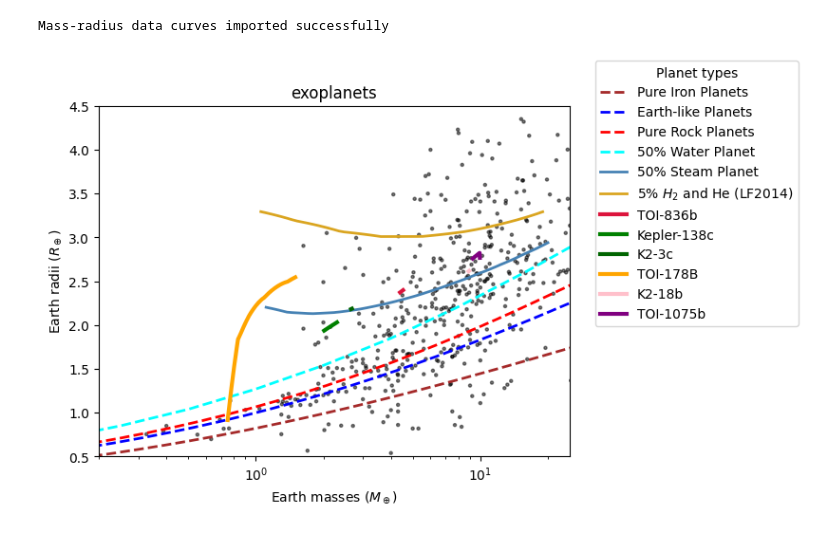
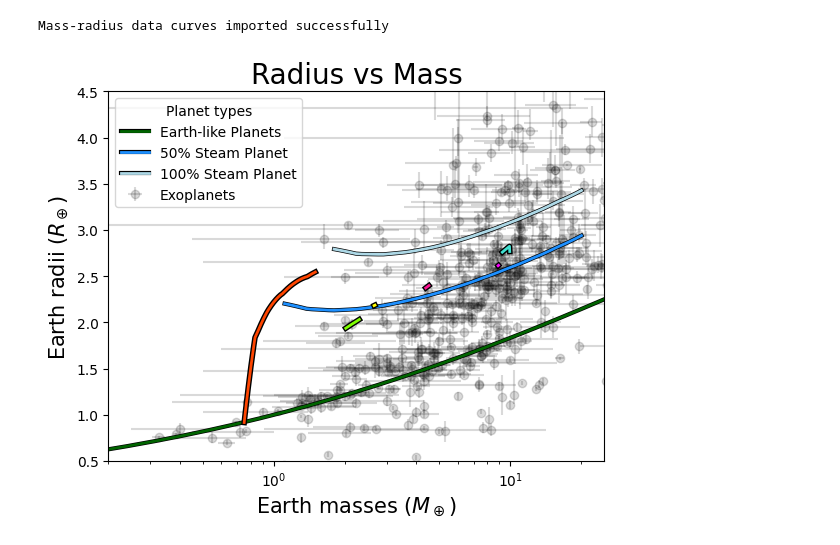
Before and after one commit to an0wen/astro9-w25-steamworldsloss, a Jupyter notebook: mass-radius-figure_JJ.ipynb, the cells around one changed output. Saved outputs shown, nothing was run; the diff lists cells and outputs as text; code cells hidden in the pictures.

```diff
--- a/mass-radius-figure_JJ.ipynb
+++ b/mass-radius-figure_JJ.ipynb
@@ -12,7 +13,14 @@ Rearth = 6.371e6 # m
 
 nea_output_file= "./data/catalog_exoplanets.dat"
 
-list_catalog_rp, list_catalog_mp = np.genfromtxt(nea_output_file, delimiter="\t",unpack=True, usecols=(1,4), filling_values=0.0)
+list_catalog_rp, list_catalog_mp, list_catalog_rpe1, list_catalog_rpe2, list_catalog_mpe1, list_catalog_mpe2 = np.genfromtxt(nea_output_file,
+                                                                                                                             delimiter="\t",
+                                                                                                                             unpack=True,
+                                                                                                                             usecols=(1,4,2,3,5,6),
+                                                                                                                             filling_values=0.0)
+
+list_catalog_mpe = [abs(list_catalog_mpe2), list_catalog_mpe1]
+list_catalog_rpe = [abs(list_catalog_rpe2), list_catalog_rpe1]
 
 print("Exoplanet catalog imported successfully.")
 # %% [output]
@@ -45,6 +53,16 @@ steamradius = np.array([radius_iop(cmf,wmf,teq,mp) for mp in pmass])
 error = np.array([iop.error_iop(cmf,wmf,teq,mp) for mp in pmass])
 mask_valid = (error==0)
 
+#100% Steam planet
+cmf2 = .325 #core mass fraction
+wmf2 = 1 #water mass fraction
+pmass2 = np.logspace(np.log10(0.1), np.log10(20.0), 100) #mass of planet
+teq2 = 600 #equilibrium temperature at surface
+
+steamradius2 = np.array([radius_iop(cmf2,wmf2,teq2,mp2) for mp2 in pmass2])
+error2 = np.array([iop.error_iop(cmf2,wmf2,teq2,mp2) for mp2 in pmass2])
+mask_valid2 = (error2==0)
+
 # lf14 mass-radius relationships (5% hydrogen (H_2)/helium (He), 95% rocky core)
 met = 1 # atmospheric metallicity
 age = 5.0 # system age
@@ -65,48 +83,56 @@ print("Mass-radius data curves imported successfully")
 # %% [output]
 Mass-radius data curves imported successfully
 # %%
-# Make the plot
+# Make the plot WITHOUT EXOPLANET NAMES!!!!!!!!!!!!!!!
 
 N_exo = len(list_catalog_mp) #Length/number of data fvalues in list_catalog_mp
 point_sizes = np.ones(N_exo)*5.0 #size of each planet
 
 #plot exoplanets
-plt.scatter(list_catalog_mp,list_catalog_rp, color="black", alpha = 0.5, sizes=point_sizes)
+#plt.scatter(list_catalog_mp,list_catalog_rp, color="black", alpha = 0.5, sizes=point_sizes, label = "Exoplanets")
+
+catalog_points = plt.errorbar(list_catalog_mp,list_catalog_rp,
+            yerr=list_catalog_rpe,
+            xerr=list_catalog_mpe,
+            fmt='o',zorder=-30,
+            c="black",alpha=0.15,
+            label='Exoplanets')
 
 #plot the models
 
 # Li Zeng 2016
-plt.plot(list_zeng_fe_m, list_zeng_fe_r, color="brown", linestyle="--", linewidth=2, label="Pure Iron Planets")
-plt.plot(list_zeng_earth_m, list_zeng_earth_r, color="blue", linestyle="--", linewidth=2, label="Earth-like Planets")
-plt.plot(list_zeng_rock_m, list_zeng_rock_r, color="red", linestyle="--", linewidth=2, label="Pure Rock Planets")
-plt.plot(list_zeng_water_m, list_zeng_water_r, color="cyan", linestyle="--", linewidth=2, label="50% Water Planet")
+#plt.plot(list_zeng_fe_m, list_zeng_fe_r, color="brown", linestyle="--", linewidth=2, label="Pure Iron Planets")
+plt.plot(list_zeng_earth_m, list_zeng_earth_r, color="darkgreen", linestyle="-", linewidth=2, label="Earth-like Planets", path_effects=[pe.Stroke(linewidth=3, foreground='k'), pe.Normal()])
+#plt.plot(list_zeng_rock_m, list_zeng_rock_r, color="red", linestyle="--", linewidth=2, label="Pure Rock Planets")
+#plt.plot(list_zeng_water_m, list_zeng_water_r, color="cyan", linestyle="--", linewidth=2, label="50% Water Planet")
 
 # iop model
-plt.plot(pmass[mask_valid], steamradius[mask_valid], color="steelblue", linestyle="-", linewidth=2, label="50% Steam Planet")
+plt.plot(pmass[mask_valid], steamradius[mask_valid], color="dodgerblue", linestyle="-", lw=2, label="50% Steam Planet", path_effects=[pe.Stroke(linewidth=3, foreground='k'), pe.Normal()]) #50% steam
+plt.plot(pmass2[mask_valid2], steamradius2[mask_valid2], color="lightblue", linestyle="-", lw=2, label="100% Steam Planet", path_effects=[pe.Stroke(linewidth=3, foreground='k'), pe.Normal()])#100% steam
 
 # LF 2014
-plt.plot(pmass2, lfradii, color="goldenrod", linestyle="-", linewidth=2, label=r"5% $H_2$ and He (LF2014)")
+#plt.plot(pmass2, lfradii, color="goldenrod", linestyle="-", linewidth=2, label=r"5% $H_2$ and He (LF2014)")
 
 # Evolution simulation
-plt.plot(evo_toi836b_m, evo_toi836b_r, color="crimson", linestyle="-", linewidth=3, label="TOI-836b")
-plt.plot(evo_kepler138c_m, evo_kepler138c_r, color="green", linestyle="-", linewidth=3, label="Kepler-138c") #potentially wrong
-plt.plot(evo_k23c_m, evo_k23c_r, color="darkgreen", linestyle="-", linewidth=3, label="K2-3c")
-plt.plot(evo_toi178b_m, evo_toi178b_r, color="orange", linestyle="-", linewidth=3, label="TOI-178B")
+plt.plot(evo_toi836b_m, evo_toi836b_r, color="deeppink", linestyle="-", linewidth=2, path_effects=[pe.Stroke(linewidth=4, foreground='k'), pe.Normal()]) #TOI-836b
+plt.plot(evo_kepler138c_m, evo_kepler138c_r, color="chartreuse", linestyle="-", linewidth=2, path_effects=[pe.Stroke(linewidth=4, foreground='k'), pe.Normal()]) #Kepler-138c
+plt.plot(evo_k23c_m, evo_k23c_r, color="yellow", linestyle="-", linewidth=2, path_effects=[pe.Stroke(linewidth=4, foreground='k'), pe.Normal()]) #k2-3c
+plt.plot(evo_toi178b_m, evo_toi178b_r, color="orangered", linestyle="-", linewidth=2, path_effects=[pe.Stroke(linewidth=4, foreground='k'), pe.Normal()]) #toi-178b
 
-plt.plot(evo_k218b_m/Mearth, evo_k218b_r/Rearth, color="pink", linestyle="-", linewidth=3, label="K2-18b") #Alex
-plt.plot(evo_toi1075b_m/Mearth, evo_toi1075b_r/Rearth, color="purple", linestyle="-", linewidth=3, label="TOI-1075b") #Alex
+plt.plot(evo_k218b_m/Mearth, evo_k218b_r/Rearth, color="fuchsia", linestyle="-", linewidth=2, path_effects=[pe.Stroke(linewidth=4, foreground='k'), pe.Normal()]) #Alex k2-18b
+plt.plot(evo_toi1075b_m/Mearth, evo_toi1075b_r/Rearth, color="turquoise", linestyle="-", linewidth=2, path_effects=[pe.Stroke(linewidth=4, foreground='k'), pe.Normal()]) #Alex toi-1075b
 
 #Figure details
 plt.xscale('log') #put the x-axis in log scale
 plt.xlim(.2,25) #domain
 plt.ylim(.5,4.5) #range
 
 #Label the figure
-plt.title('exoplanets')
-plt.xlabel('Earth masses ($M_\\oplus$)')
-plt.ylabel('Earth radii ($R_\\oplus$)')
-plt.legend(loc="center right", title="Planet types", bbox_to_anchor=(1.5,.75))
+plt.title('Radius vs Mass', fontsize=20)
+plt.xlabel('Earth masses ($M_\\oplus$)', fontsize=15)
+plt.ylabel('Earth radii ($R_\\oplus$)', fontsize=15)
+plt.legend(loc="upper left", title="Planet types", bbox_to_anchor=(0,1))
 
 plt.show()
 # %% [output]
-[figure, old version]
+[figure, new version]
```
Also changed, not shown: parts of 7 cells of this notebook.
